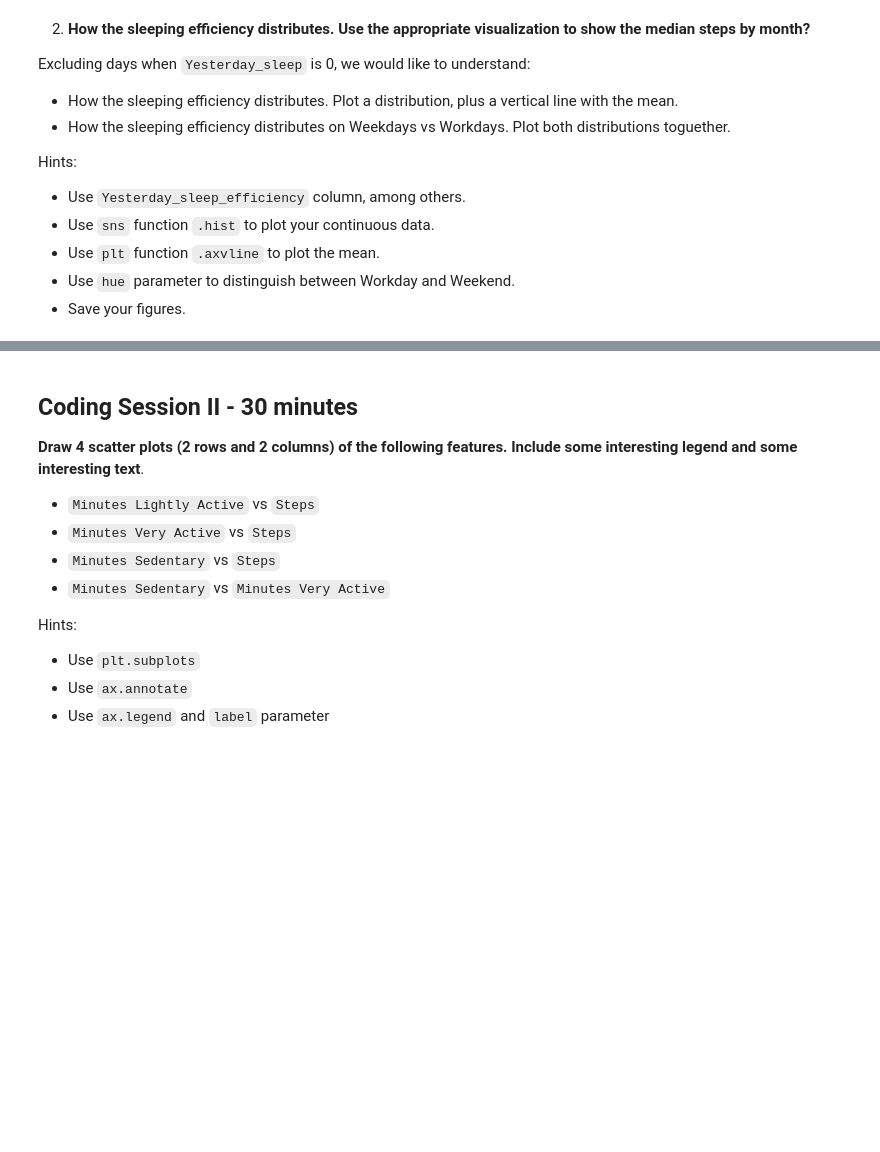
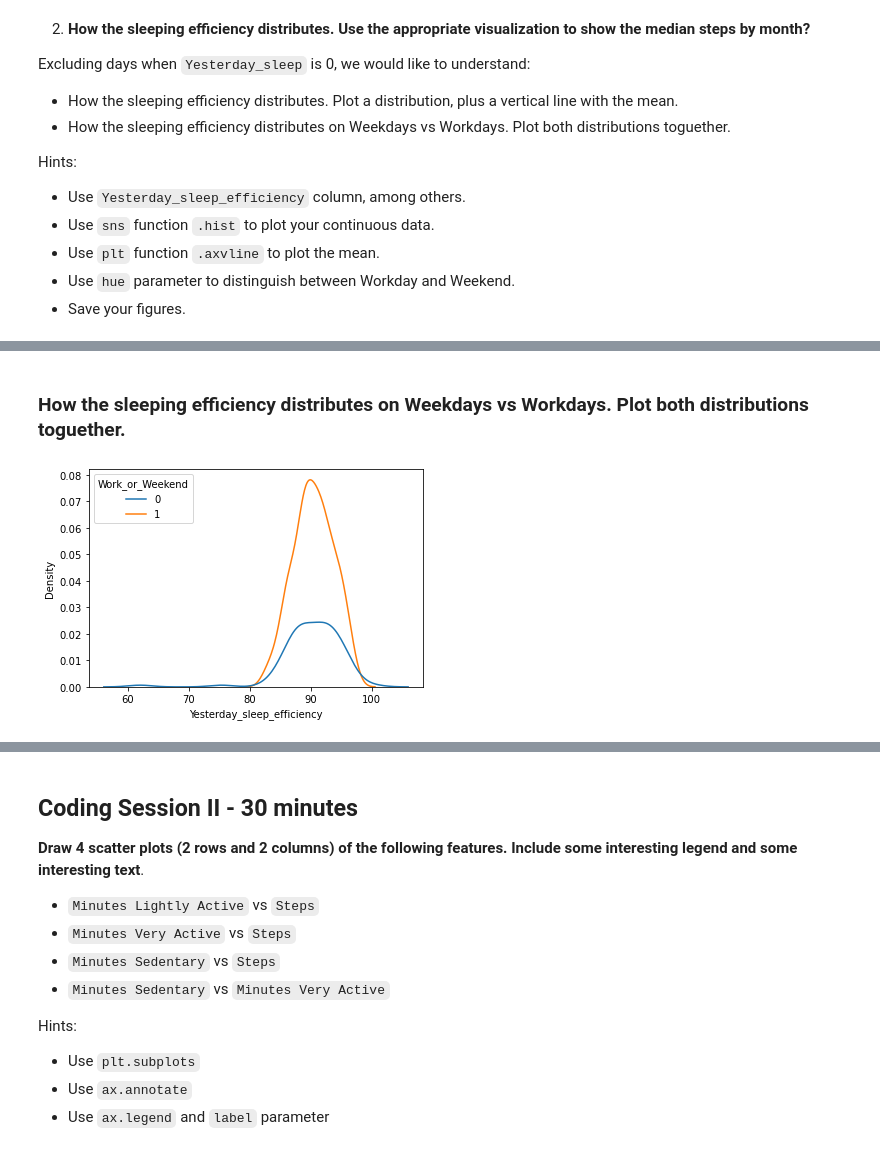
Before and after one commit to Ironhack-Data-Madrid-Marzo-2021/lab-visualization-extra, a Jupyter notebook: our_code.ipynb, the cells around one changed output, grey strips where cells are left out. Drawn from its saved outputs; the diff is of its cells as text; code cells hidden in the pictures; blank space fills up the shorter version.

```diff
--- a/our_code.ipynb
+++ b/our_code.ipynb
@@ -52,0 +118,6 @@ Hints:
+# %% [markdown]
+### How the sleeping efficiency distributes on Weekdays vs Workdays. Plot both distributions toguether.
+# %%
+plot = sns.kdeplot(x=new_df.Yesterday_sleep_efficiency, hue=new_df.Work_or_Weekend)
+# %% [output]
+[figure, added]
```
Also changed, not shown: parts of 20 cells of this notebook.
